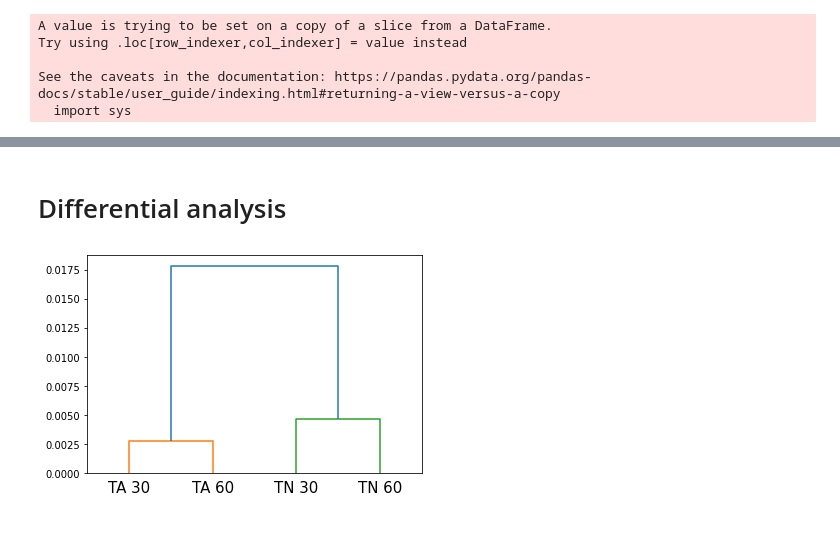
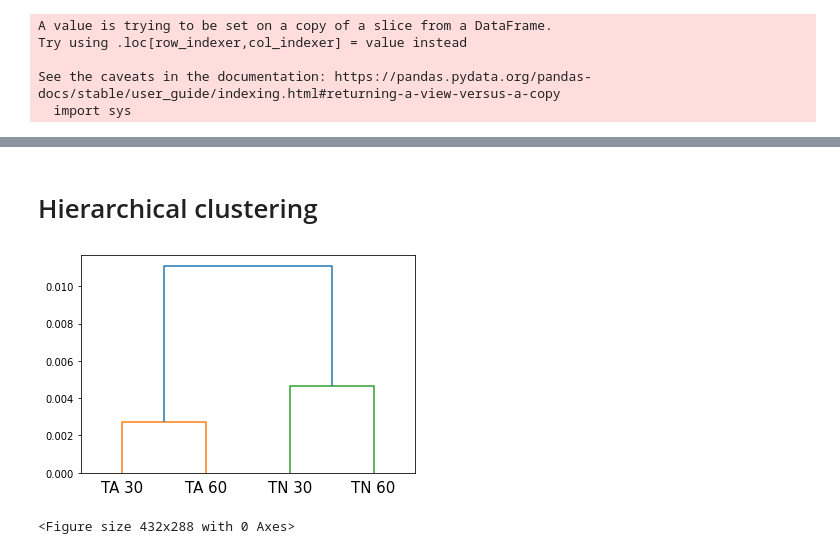
Before and after one commit to LisabethE/ATAC-seq-analysis, a Jupyter notebook: ATAC-seq_TN_TA.ipynb, the cells around one changed output, grey strips where cells are left out. Drawn from its saved outputs; the diff is of its cells as text; code cells hidden in the pictures.

Commit message:
Add files via upload
Python analysis of bulk ATAC-seq of human CD4+ naive and activated T cells

```diff
--- a/ATAC-seq_TN_TA.ipynb
+++ b/ATAC-seq_TN_TA.ipynb
@@ -374,6 +371,6 @@ def gene_names_dedup(T):
     #remove "gene_names" before actual gene names as well as quotation marks around the gene name
     gn_list = [x.replace("gene_name \"","").replace("\"","") for x in dedup["Gene name"]]
     return print(gn_list[:300])
-# %% [markdown]
-# Differential analysis
+# %% [markdown]
+# Hierarchical clustering
 # %%
@@ -405,10 +403,12 @@ Tadj = Tcounts.drop(["# Overlaps TN30", "# Overlaps TA30", "# Overlaps TN60", "#
 Ttr = Tadj.to_numpy().transpose()
 # %%
 #generate dendrogram
-Tm = linkage(Ttr,"ward")
+Tm = linkage(Ttr)
 
-dendrogram(Tm, truncate_mode = "lastp", p = 12, leaf_font_size = 15, labels = Tadj.columns)
+dendrogram(Tm, p = 12, leaf_font_size = 15, labels = Tadj.columns)
 
 plt.show()
+plt.savefig('dendrogram_TR.svg')
 # %% [output]
-[figure, old version]
+[figure, new version]
+<Figure size 432x288 with 0 Axes>
```
Also changed, not shown: parts of 8 cells of this notebook.
